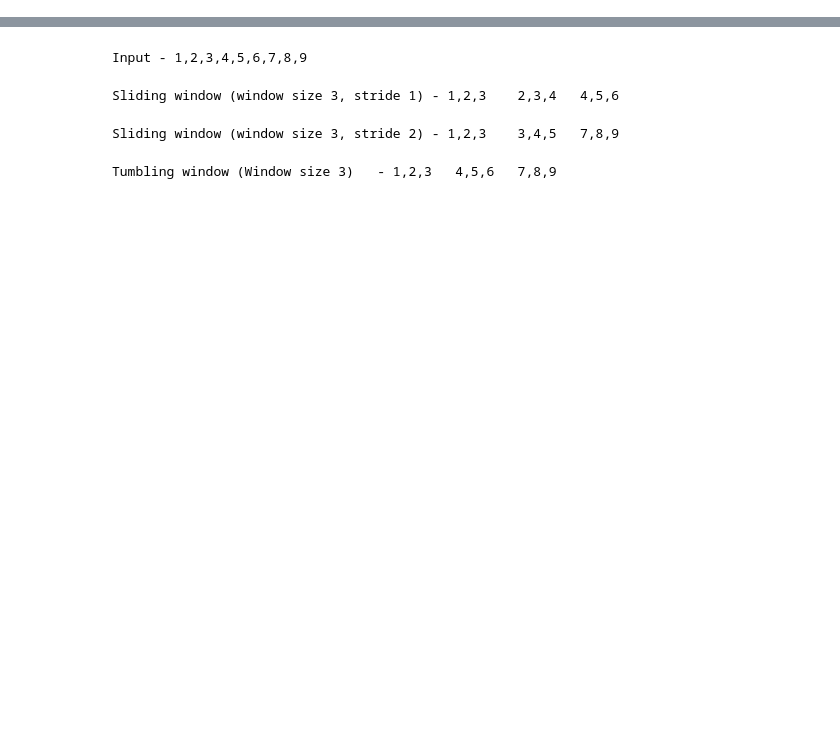
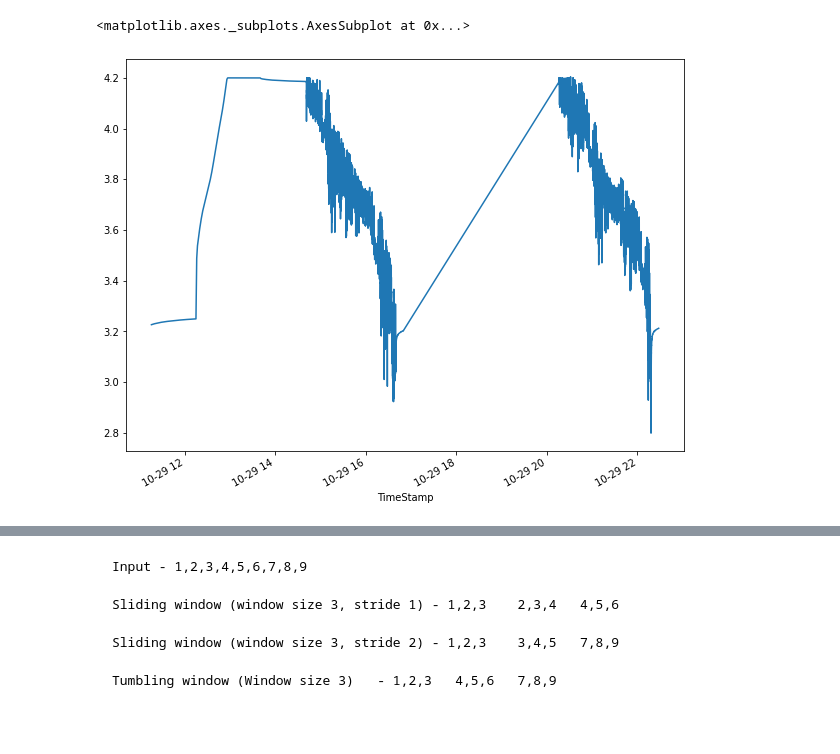
Before and after one commit to kamrulhuda/Time_Series_Analysis, a Jupyter notebook: LG_Time_Series_Functions_for_Sequencing.ipynb, the cells around one changed output, grey strips where cells are left out. Drawn from its saved outputs; the diff is of its cells as text; code cells hidden in the pictures; blank space fills up the shorter version.

```diff
--- a/LG_Time_Series_Functions_for_Sequencing.ipynb
+++ b/LG_Time_Series_Functions_for_Sequencing.ipynb
@@ -150,0 +165,5 @@ array([<matplotlib.axes._subplots.AxesSubplot object at 0x...>,
+# %%
+train_data.set_index('TimeStamp')['Voltage'].plot()
+# %% [output]
+<matplotlib.axes._subplots.AxesSubplot at 0x...>
+[figure, added]
```
Also changed, not shown: parts of 31 cells of this notebook.
